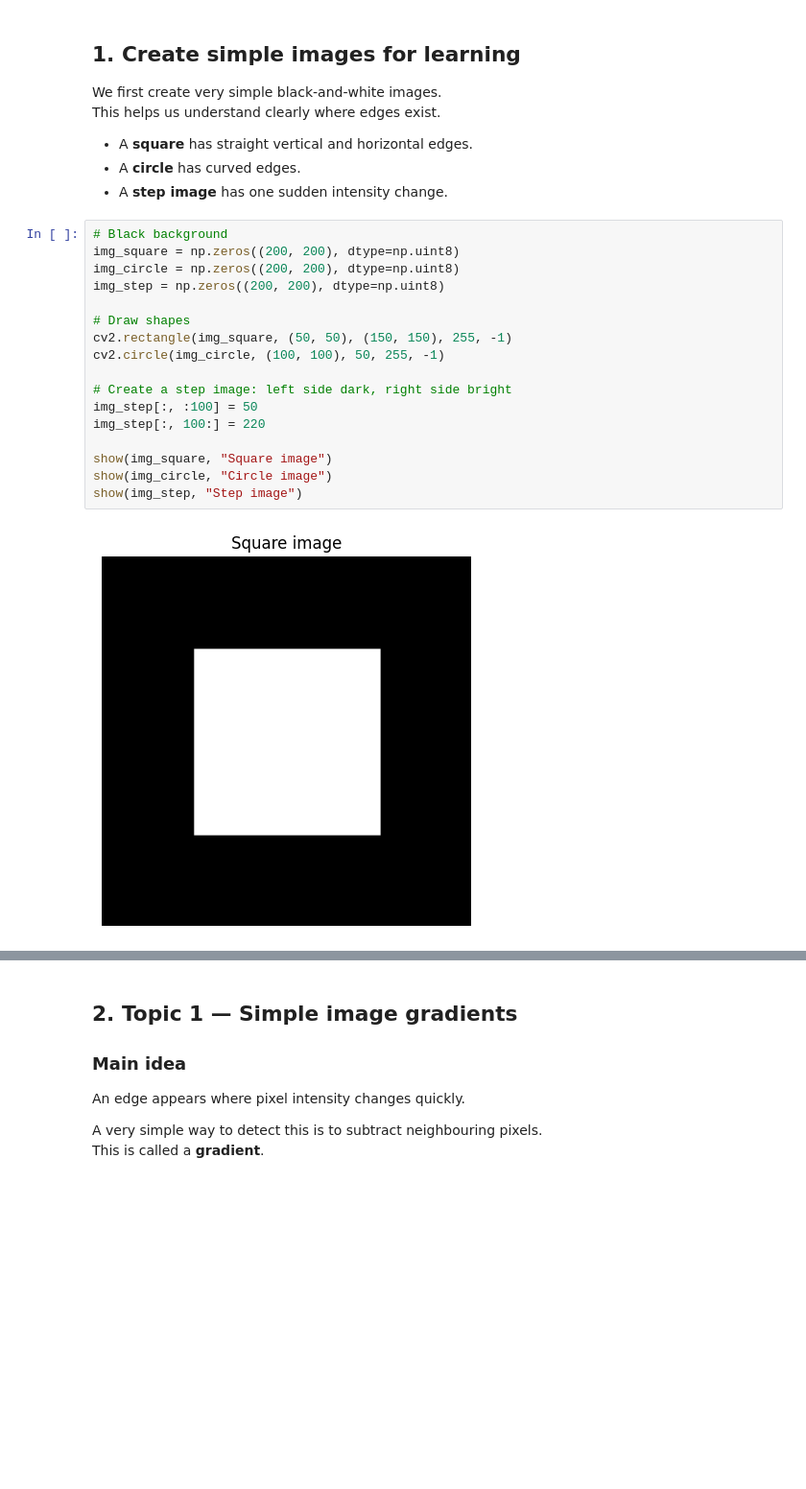
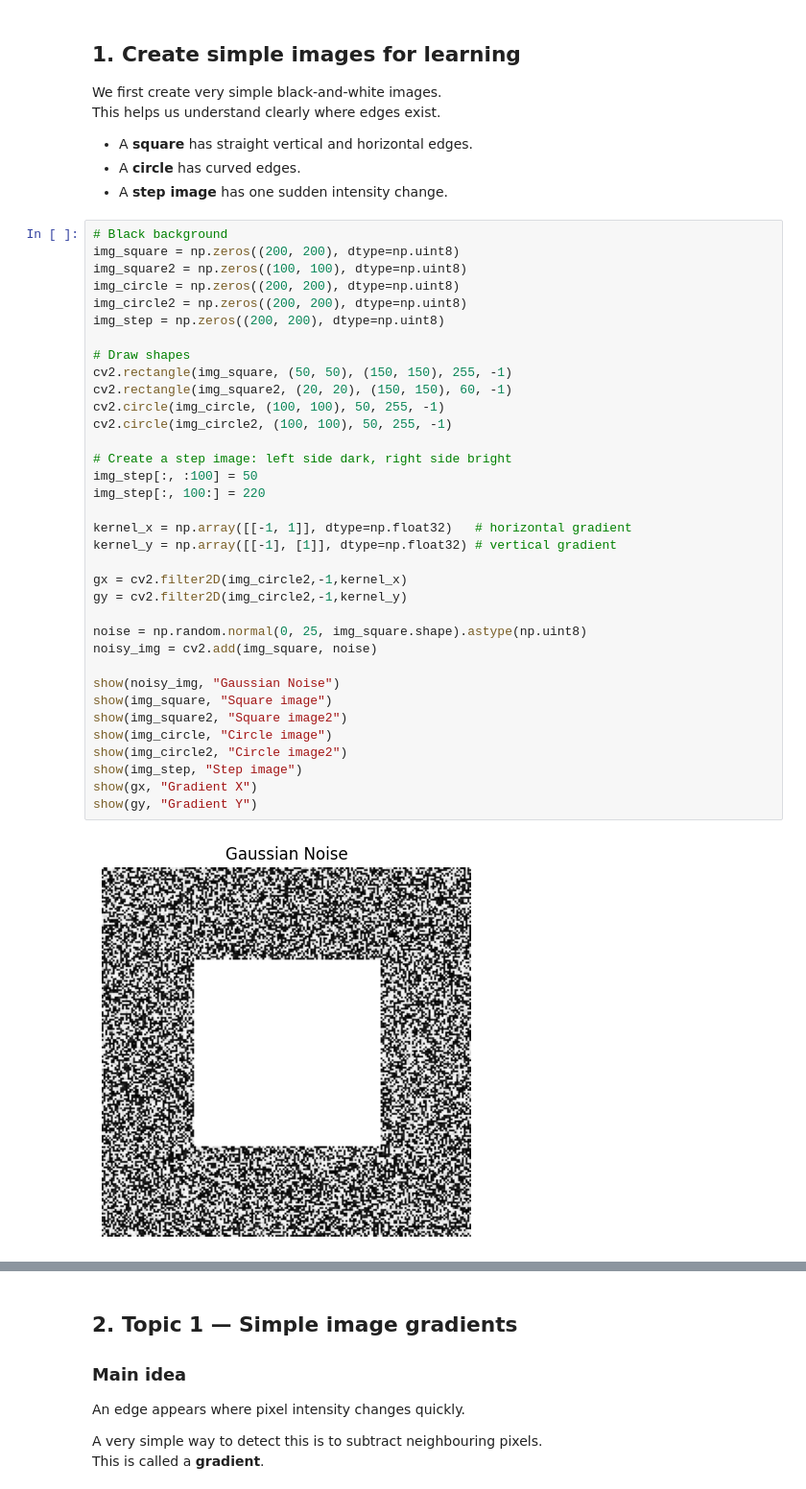
Before and after one commit to islomovic/DIP_labs, a Jupyter notebook: week7/Copy_of_Week_07,_Session_01.ipynb, the cells around one changed output, grey strips where cells are left out. Shown at 96% size. Cells and saved outputs as stored; diff of their text form; blank space fills up the shorter version.

```diff
--- a/week7/Copy_of_Week_07,_Session_01.ipynb
+++ b/week7/Copy_of_Week_07,_Session_01.ipynb
@@ -56,19 +56,37 @@ This helps us understand clearly where edges exist.
 # %%
 # Black background
 img_square = np.zeros((200, 200), dtype=np.uint8)
+img_square2 = np.zeros((100, 100), dtype=np.uint8)
 img_circle = np.zeros((200, 200), dtype=np.uint8)
+img_circle2 = np.zeros((200, 200), dtype=np.uint8)
 img_step = np.zeros((200, 200), dtype=np.uint8)
 
 # Draw shapes
 cv2.rectangle(img_square, (50, 50), (150, 150), 255, -1)
+cv2.rectangle(img_square2, (20, 20), (150, 150), 60, -1)
 cv2.circle(img_circle, (100, 100), 50, 255, -1)
+cv2.circle(img_circle2, (100, 100), 50, 255, -1)
 
 # Create a step image: left side dark, right side bright
 img_step[:, :100] = 50
 img_step[:, 100:] = 220
 
+kernel_x = np.array([[-1, 1]], dtype=np.float32)   # horizontal gradient
+kernel_y = np.array([[-1], [1]], dtype=np.float32) # vertical gradient
+
+gx = cv2.filter2D(img_circle2,-1,kernel_x)
+gy = cv2.filter2D(img_circle2,-1,kernel_y)
+
+noise = np.random.normal(0, 25, img_square.shape).astype(np.uint8)
+noisy_img = cv2.add(img_square, noise)
+
+show(noisy_img, "Gaussian Noise")
 show(img_square, "Square image")
+show(img_square2, "Square image2")
 show(img_circle, "Circle image")
+show(img_circle2, "Circle image2")
 show(img_step, "Step image")
+show(gx, "Gradient X")
+show(gy, "Gradient Y")
 # %% [output]
-[figure, old version]
+[figure, new version]
```
Also changed, not shown: parts of 9 cells of this notebook.
